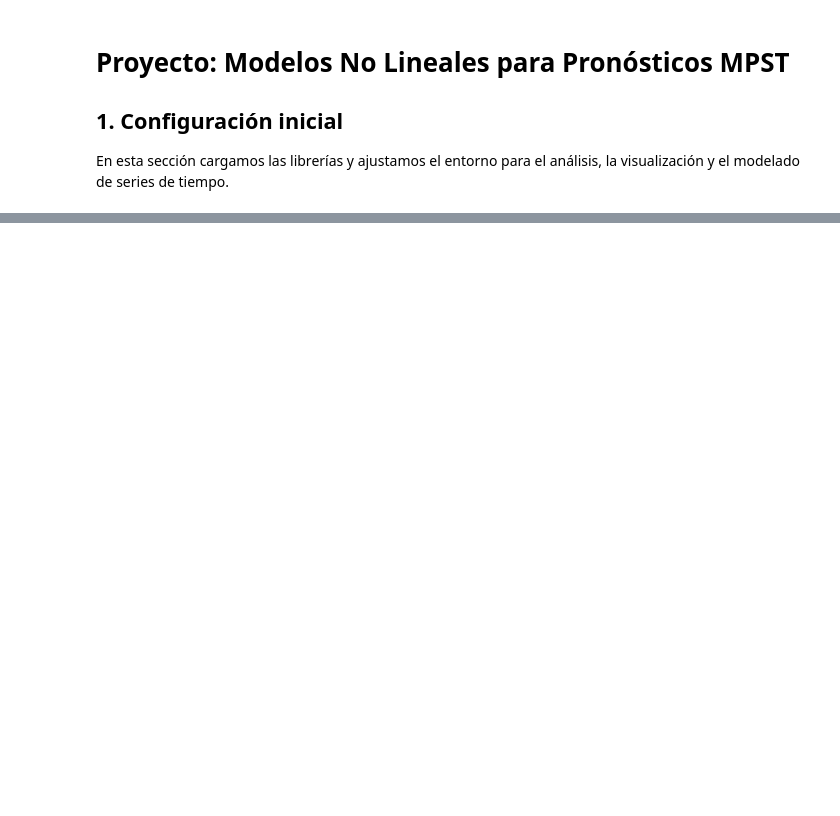
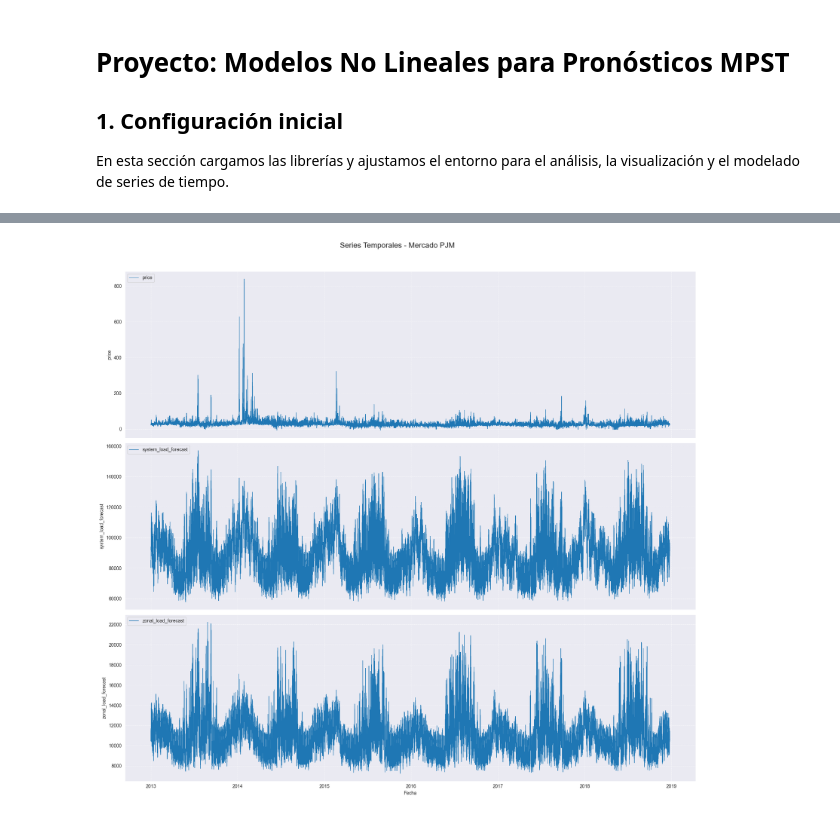
Before and after one commit to diego-mercadoc/Proyecto-MPST, a Jupyter notebook: Proyecto_v2.ipynb, the cells around one changed output, grey strips where cells are left out. Cells and saved outputs as stored; diff of their text form; code cells hidden in the pictures; blank space fills up the shorter version.

```diff
--- a/Proyecto_v2.ipynb
+++ b/Proyecto_v2.ipynb
@@ -74,0 +86,6 @@ if gpus:
+# %%
+# Carga con parseo de fecha (“Date”) como índice y ordenamiento
+df_raw = (
+    pd.read_csv(csv_path, parse_dates=["Date"], index_col="Date")
+      .sort_index()
+)
@@ -74,0 +109,8 @@ if gpus:
+# %%
+# Renombrar columnas: quitar espacios, corregir typo y usar minúsculas con guiones bajos
+rename_map = {
+    " Zonal COMED price":            "zonal_comed_price",
+    " System load forecast":         "system_load_forecast",
+    " Zonal COMED load foecast":     "zonal_comed_load_forecast",
+}
+df_raw.rename(columns=rename_map, inplace=True)
@@ -74,0 +127,10 @@ if gpus:
+# %%
+# Hacer copia de seguridad
+df = df_raw.copy()
+# %%
+# Renombrar columnas: quitar espacios y corregir typo
+df.rename(columns={
+    "zonal_comed_price":            "price",
+    "system_load_forecast":         "system_load_forecast",
+    "zonal_comed_load_forecast":     "zonal_load_forecast",
+}, inplace=True)
@@ -74,0 +161,19 @@ if gpus:
+# %%
+fig, axes = plt.subplots(
+    nrows=df.shape[1], ncols=1,
+    figsize=(18, 6 * df.shape[1]),
+    sharex=True
+)
+fig.suptitle('Series Temporales - Mercado PJM', fontsize=16, y=0.92)
+
+for ax, col in zip(axes, df.columns):
+    ax.plot(df.index, df[col], label=col, linewidth=0.8)
+    ax.set_ylabel(col)
+    ax.legend(loc='upper left')
+    ax.grid(True, linestyle='--', linewidth=0.5)
+
+axes[-1].set_xlabel('Fecha')
+plt.tight_layout(rect=[0, 0, 1, 0.9])
+plt.show()
+# %% [output]
+[figure, added]
```
Also changed, not shown: parts of 29 cells of this notebook.
